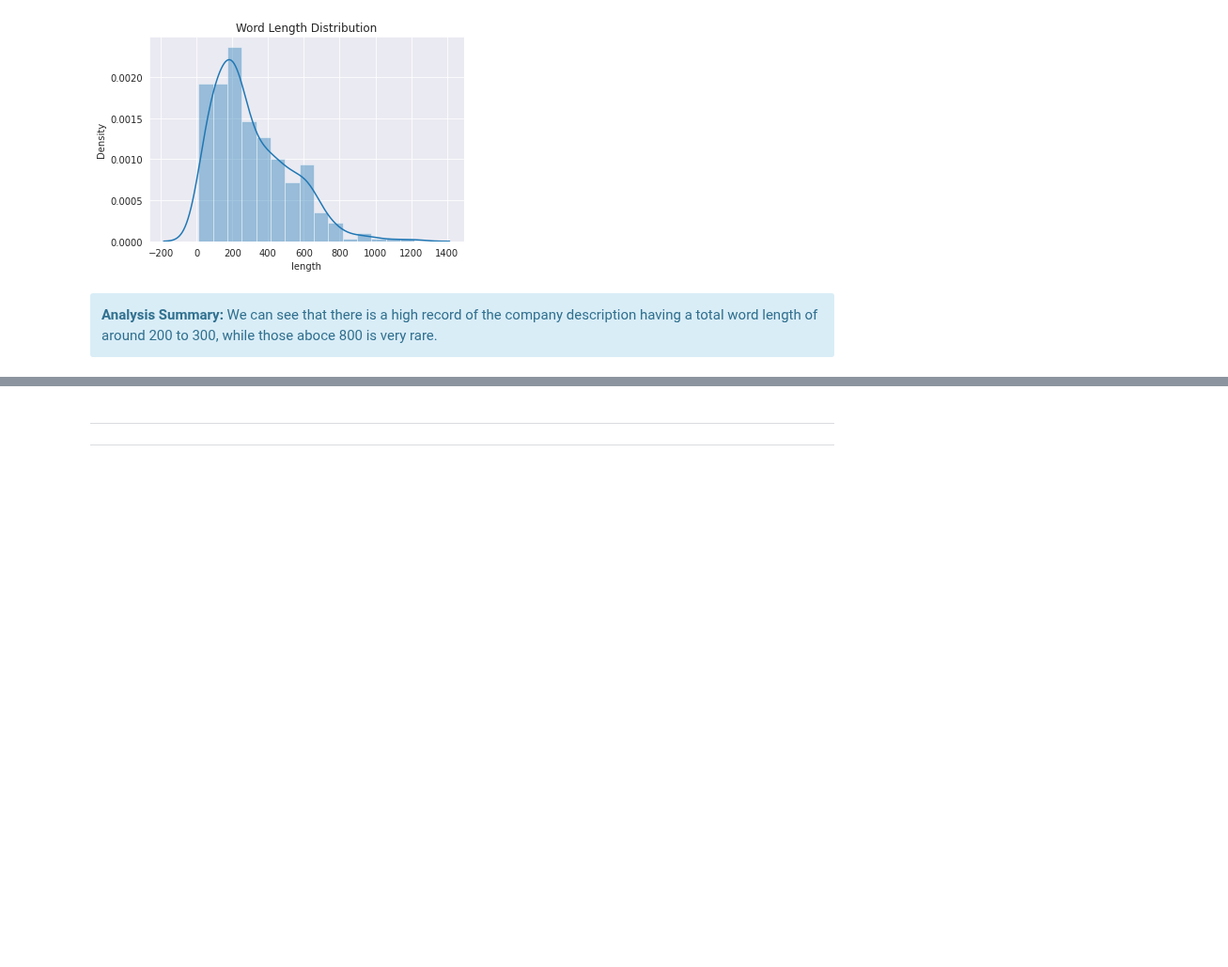
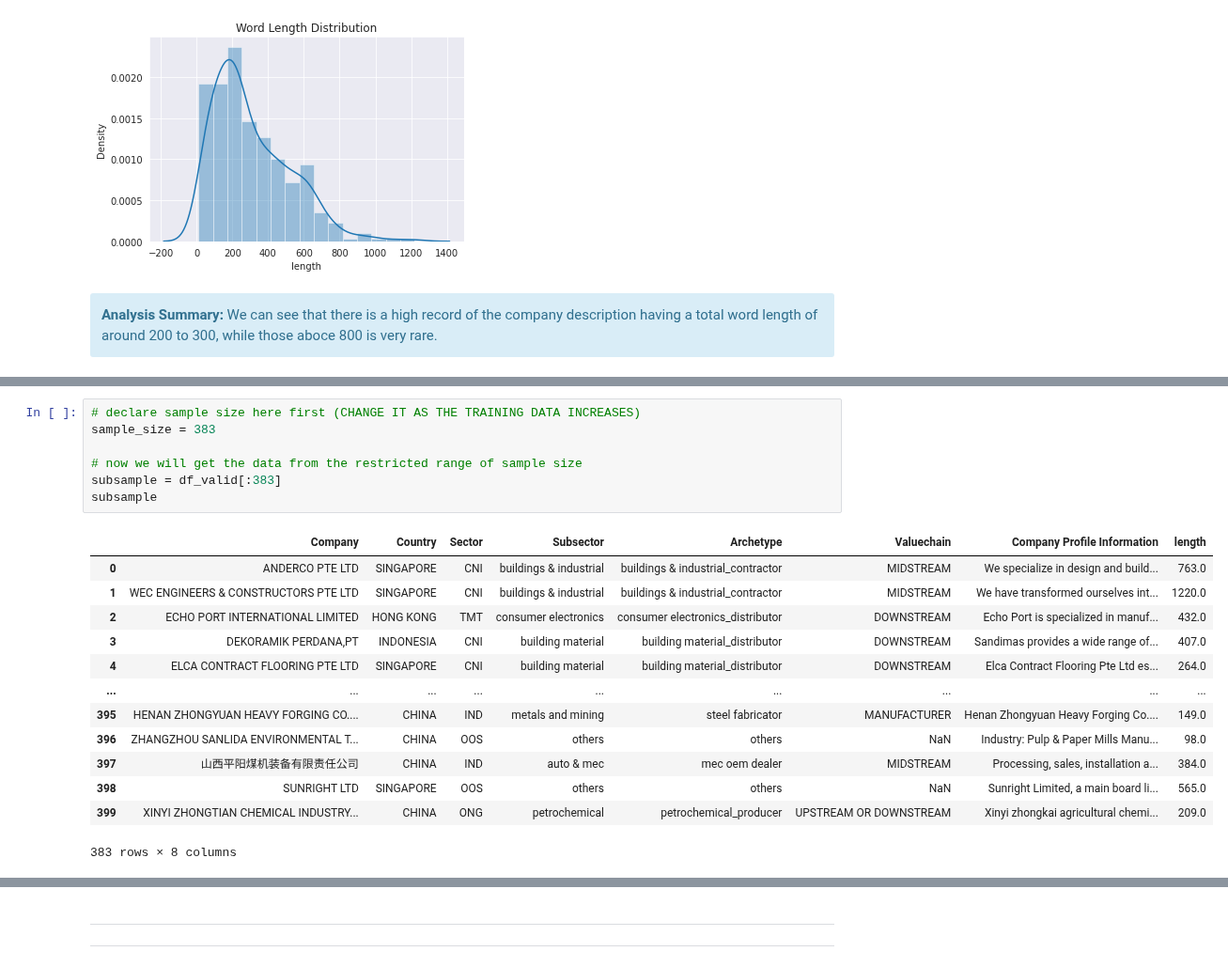
Before and after one commit to ngzhankang/finalYearProjectUOB, a Jupyter notebook: NLP.ipynb, the cells around one changed output, grey strips where cells are left out. Shown at 94% size. Drawn from its saved outputs; the diff is of its cells as text; blank space fills up the shorter version.

Commit message:
Completed calculating word length distribution.

```diff
--- a/NLP.ipynb
+++ b/NLP.ipynb
@@ -575,0 +582,21 @@ plt.show()
+# %%
+# declare sample size here first (CHANGE IT AS THE TRAINING DATA INCREASES)
+sample_size = 383
+
+# now we will get the data from the restricted range of sample size
+subsample = df_valid[:383]
+subsample
+# %% [output]
+|  | Company | Country | Sector | Subsector | Archetype | Valuechain | Company Profile Information | length |
+| 0 | ANDERCO PTE LTD | SINGAPORE | CNI | buildings & industrial | buildings & industrial_contractor | MIDSTREAM | We specialize in design and build... | 763.0 |
+| 1 | WEC ENGINEERS & CONSTRUCTORS PTE LTD | SINGAPORE | CNI | buildings & industrial | buildings & industrial_contractor | MIDSTREAM | We have transformed ourselves int... | 1220.0 |
+| 2 | ECHO PORT INTERNATIONAL LIMITED | HONG KONG | TMT | consumer electronics | consumer electronics_distributor | DOWNSTREAM | Echo Port is specialized in manuf... | 432.0 |
+| 3 | DEKORAMIK PERDANA,PT | INDONESIA | CNI | building material | building material_distributor | DOWNSTREAM | Sandimas provides a wide range of... | 407.0 |
+| 4 | ELCA CONTRACT FLOORING PTE LTD | SINGAPORE | CNI | building material | building material_distributor | DOWNSTREAM | Elca Contract Flooring Pte Ltd es... | 264.0 |
+| ... | ... | ... | ... | ... | ... | ... | ... | ... |
+| 395 | HENAN ZHONGYUAN HEAVY FORGING CO.... | CHINA | IND | metals and mining | steel fabricator | MANUFACTURER | Henan Zhongyuan Heavy Forging Co.... | 149.0 |
+| 396 | ZHANGZHOU SANLIDA ENVIRONMENTAL T... | CHINA | OOS | others | others | NaN | Industry: Pulp & Paper Mills Manu... | 98.0 |
+| 397 | 山西平阳煤机装备有限责任公司 | CHINA | IND | auto & mec | mec oem dealer | MIDSTREAM | Processing, sales, installation a... | 384.0 |
+| 398 | SUNRIGHT LTD | SINGAPORE | OOS | others | others | NaN | Sunright Limited, a main board li... | 565.0 |
+| 399 | XINYI ZHONGTIAN CHEMICAL INDUSTRY... | CHINA | ONG | petrochemical | petrochemical_producer | UPSTREAM OR DOWNSTREAM | Xinyi zhongkai agricultural chemi... | 209.0 |
+383 rows × 8 columns
```
Also changed, not shown: parts of 3 cells of this notebook.
